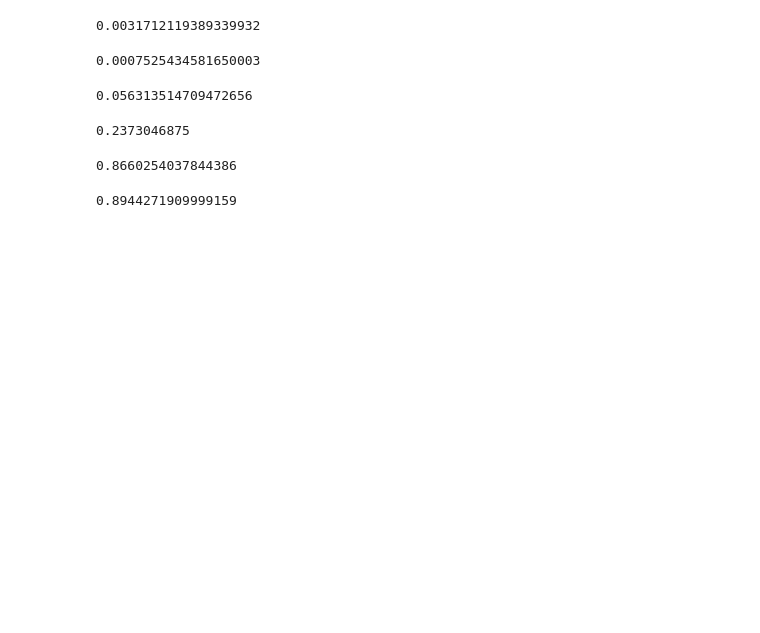
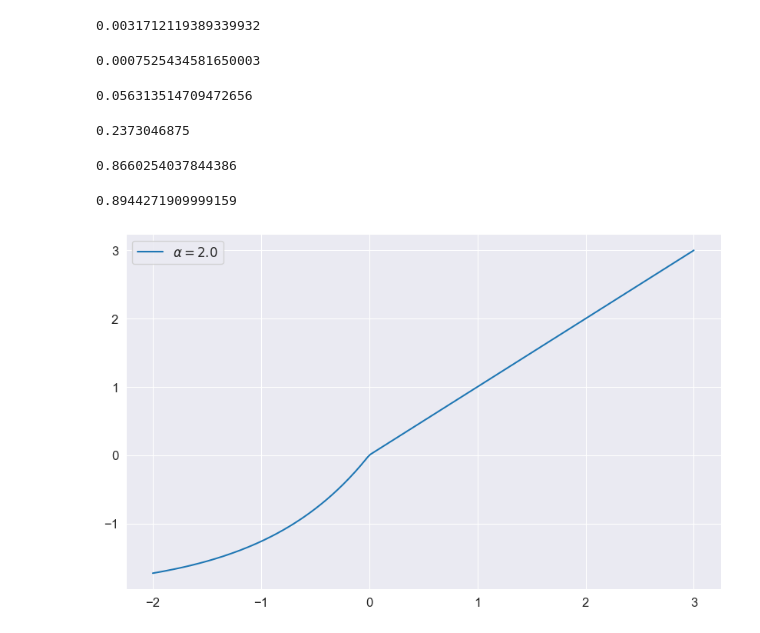
Before and after one commit to karl-hajjar/wide-networks, a Jupyter notebook: pytorch/notebooks/abc_parameterizations/training/experiments-results.ipynb, the cells around one changed output. Drawn from its saved outputs; the diff is of its cells as text; code cells hidden in the pictures; blank space fills up the shorter version.

```diff
--- a/pytorch/notebooks/abc_parameterizations/training/experiments-results.ipynb
+++ b/pytorch/notebooks/abc_parameterizations/training/experiments-results.ipynb
@@ -181,3 +181,9 @@ np.sqrt(0.75)
 np.sqrt(0.8)
 # %% [output]
 0.8944271909999159
+# %%
+def elu(z, alpha=1.0):
+    if z < 0:
+        return alpha * (np.exp(z) - 1)
+    else:
+        return z
@@ -183,0 +196,12 @@ np.sqrt(0.8)
+# %%
+plt.figure(figsize=FIGSIZE)
+
+zs = np.linspace(start=-2, stop=3, endpoint=True, num=200)
+for alpha in [2.0]:
+    ys = [elu(z, alpha=alpha) for z in zs]
+    plt.plot(zs, ys, label='$\\alpha={}$'.format(alpha))
+
+plt.legend()
+plt.show()
+# %% [output]
+[figure, added]
```
Also changed, not shown: parts of 2 cells of this notebook, 3 other files.
